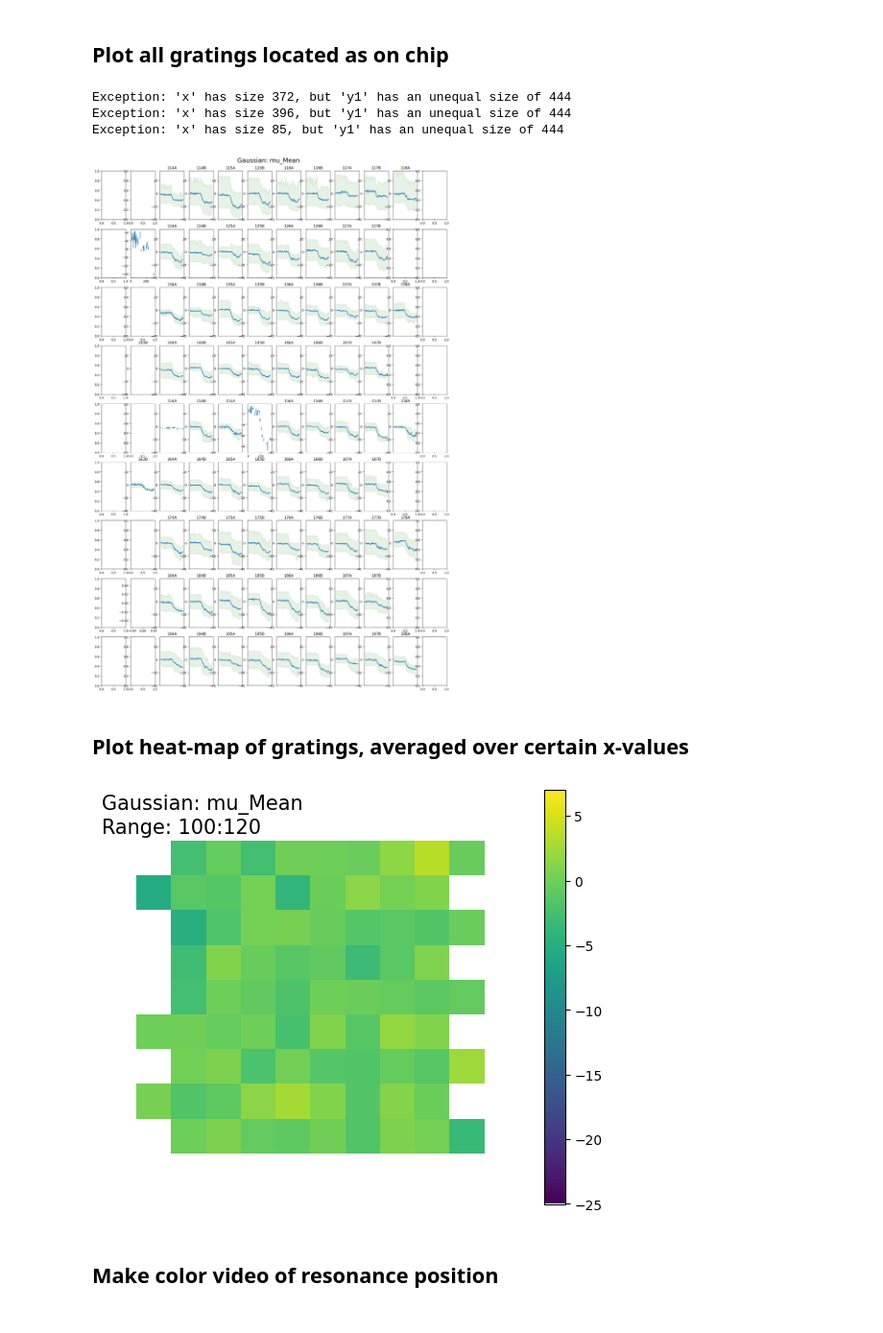
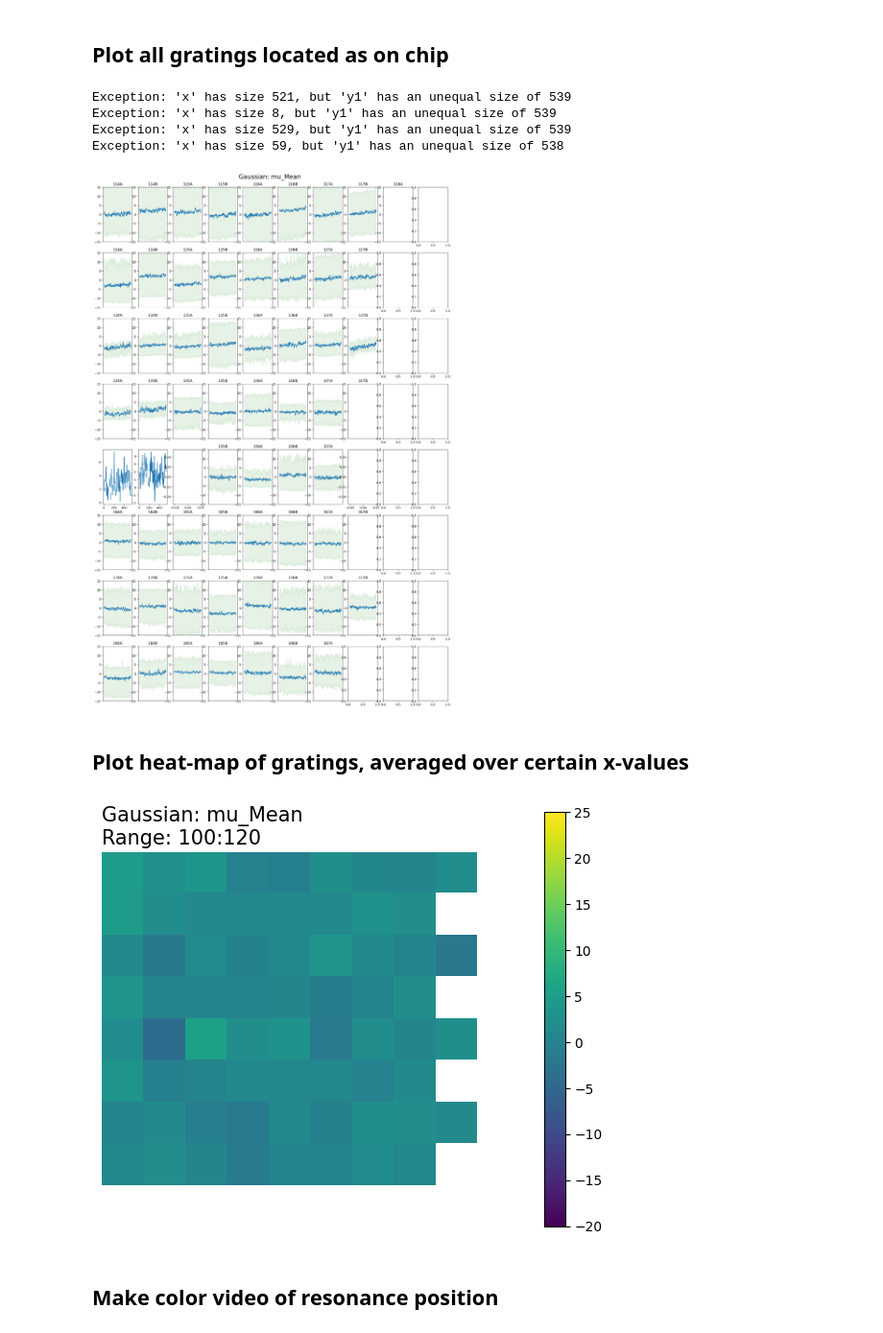
Before and after one commit to cr806/ChirpArrayScripts, a Jupyter notebook: notebook_files/Analyse_ROI_CSVs.ipynb, the cells around one changed output. Shown at 96% size. Drawn from its saved outputs; the diff is of its cells as text; code cells hidden in the pictures.

```diff
--- a/notebook_files/Analyse_ROI_CSVs.ipynb
+++ b/notebook_files/Analyse_ROI_CSVs.ipynb
@@ -11,7 +11,7 @@ from pathlib import Path
 pd.set_option('display.max_columns', None)
 pd.set_option('display.width', None)
 # %%
-root = Path('/Volumes/krauss/Lisa/GMR/Array/250225/loc1_1')
+root = Path('/Volumes/krauss/Lisa/GMR/Array/250318/sensor_2_Scarnosus/loc1_sensor2_1')
 # %% [markdown]
 ## Plot gratings 1 and 2 separately (for comparison)
 # %%
@@ -37,7 +37,7 @@ for idx, (p0, p1) in enumerate(paired_prefixes):
     df1 = df1.set_index('Time Stamp')
     df2 = pd.read_csv(Path(parent_filepath, p1))
     df2 = df2.set_index('Time Stamp')
-    df3 = df1['mu_Median'] + df2['mu_Median']
+    df3 = df1['mu_Mean'] + df2['mu_Mean']
     try:
         # ax[idx].plot(df1['mu_Median'].rolling(window=10).median())
         # ax[idx].plot(df2['mu_Median'].rolling(window=10).median())
@@ -150,8 +150,8 @@ variable = 'mu'
 technique = 'Mean'
 
 # Y-axis range
-vmin = -40
-vmax = 35
+vmin = -15
+vmax = 15
 
 data_name = f'{variable}_{technique}'
 
@@ -213,10 +213,11 @@ fig.suptitle(f'Gaussian: {data_name}', fontsize=20, y=0.9)
 # plt.show()
 plt.savefig(Path(root, 'Results', 'Gaussian_Mu_Mean_Analysis.png'), dpi=300, bbox_inches='tight')
 # %% [output]
-Exception: 'x' has size 372, but 'y1' has an unequal size of 444
-Exception: 'x' has size 396, but 'y1' has an unequal size of 444
-Exception: 'x' has size 85, but 'y1' has an unequal size of 444
+Exception: 'x' has size 521, but 'y1' has an unequal size of 539
+Exception: 'x' has size 8, but 'y1' has an unequal size of 539
+Exception: 'x' has size 529, but 'y1' has an unequal size of 539
+Exception: 'x' has size 59, but 'y1' has an unequal size of 538
-[figure, old version]
+[figure, new version]
 # %% [markdown]
 ## Plot heat-map of gratings, averaged over certain x-values
 # %%
@@ -229,12 +230,11 @@ lower = 100
 upper = 120
 
 # Colorbar range
-vmin = -25
-vmax = 7
+vmin = -20
+vmax = 25
 
 data_name = f'{variable}_{technique}'
 
-root = Path('/Volumes/krauss/Lisa/GMR/Array/250225/loc1_1')
 parent_filepath = Path(root, 'Results', '1_gratings')
 
 filelist = list(parent_filepath.glob('*.csv'))
@@ -265,34 +265,34 @@ for p in file_prefixes:
 dfs = {}  # Dictionary to store all dataframes
 min_x = 100
 xs = set()
 ys = set()
 for p0, p1 in paired_prefixes:
     df1 = pd.read_csv(Path(root, 'Results', p0)).set_index('Time Stamp')
     df2 = pd.read_csv(Path(root, 'Results', p1)).set_index('Time Stamp')
     dfs[(p0, p1)] = (df1[data_name] + df2[data_name]) - (df1[data_name].iloc[0] + df2[data_name].iloc[0])
     min_x = np.min([min_x, int(p0.split('/')[1][2:3]), int(p1.split('/')[1][2:3])])
     xs.add(int(p0.split('/')[1][2:3]))
     ys.add(int(p0.split('/')[1][:2]))
 
 data = np.full([len(ys), len(xs) * 2], np.nan)
 
 for p0, p1 in paired_prefixes:
     ax_idx_0 = (-1 * ((int(paired_prefixes[0][0].split('/')[1][:2])) - int(p0.split('/')[1][:2])))
     if 'A' in p0.split('/')[1]:
         ax_idx_1 = (int(p0.split('/')[1][2:3]) - min_x) * 2
     else:
         ax_idx_1 = ((int(p0.split('/')[1][2:3]) - min_x) * 2) + 1
     data[ax_idx_0][ax_idx_1] = dfs[(p0, p1)].iloc[lower:upper].mean()
 
 fig, ax = plt.subplots(1, 1, figsize=(7, 7))
 ax.axis('off')
 ax.set_title(f'Gaussian: {data_name}\nRange: {lower:03d}:{upper:03d}', loc='left', fontsize=15)
 im = ax.imshow(data, aspect='equal', interpolation='nearest', vmin=vmin, vmax=vmax)
 cbar = plt.colorbar(im, ax=ax, shrink=0.8)
 plt.show()
 # plt.savefig(Path(root, 'Results', 'Gaussian_Mu_Mean_Snalysis_INVERTED.png'), dpi=300, bbox_inches='tight')
 # %% [output]
-[figure, old version]
+[figure, new version]
 # %% [markdown]
 ## Make color video of resonance position
 # %%
```
Also changed, not shown: parts of 4 cells of this notebook, 6 other files.
